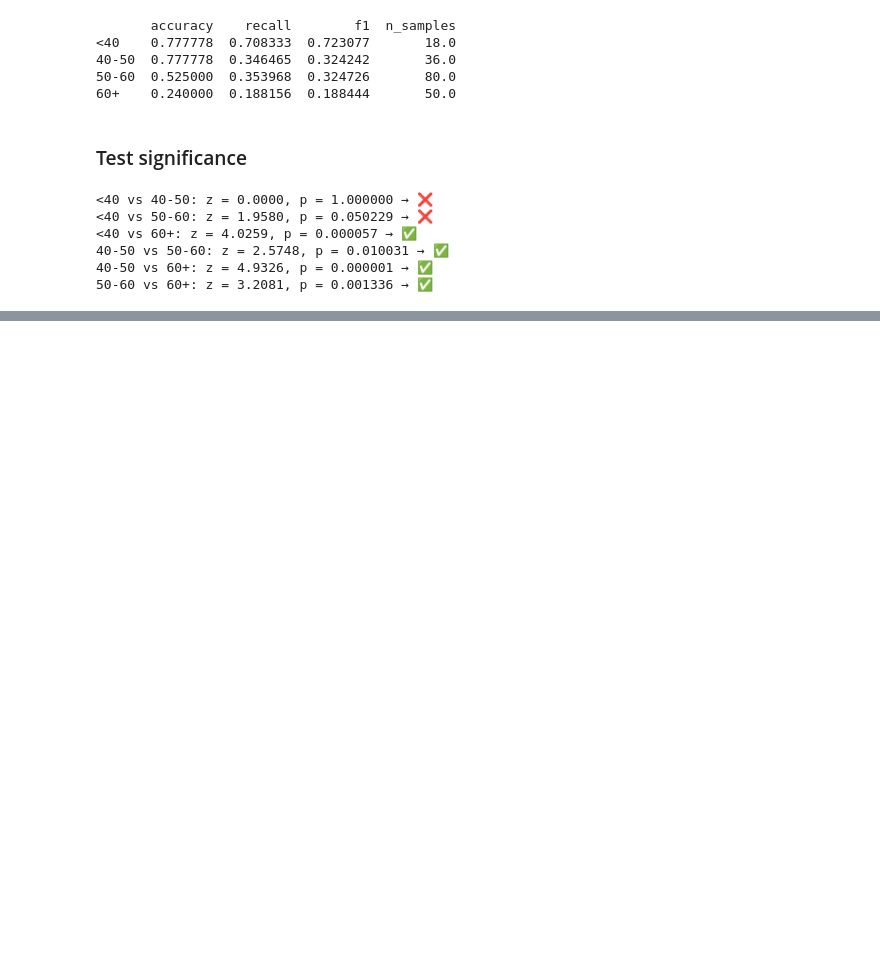
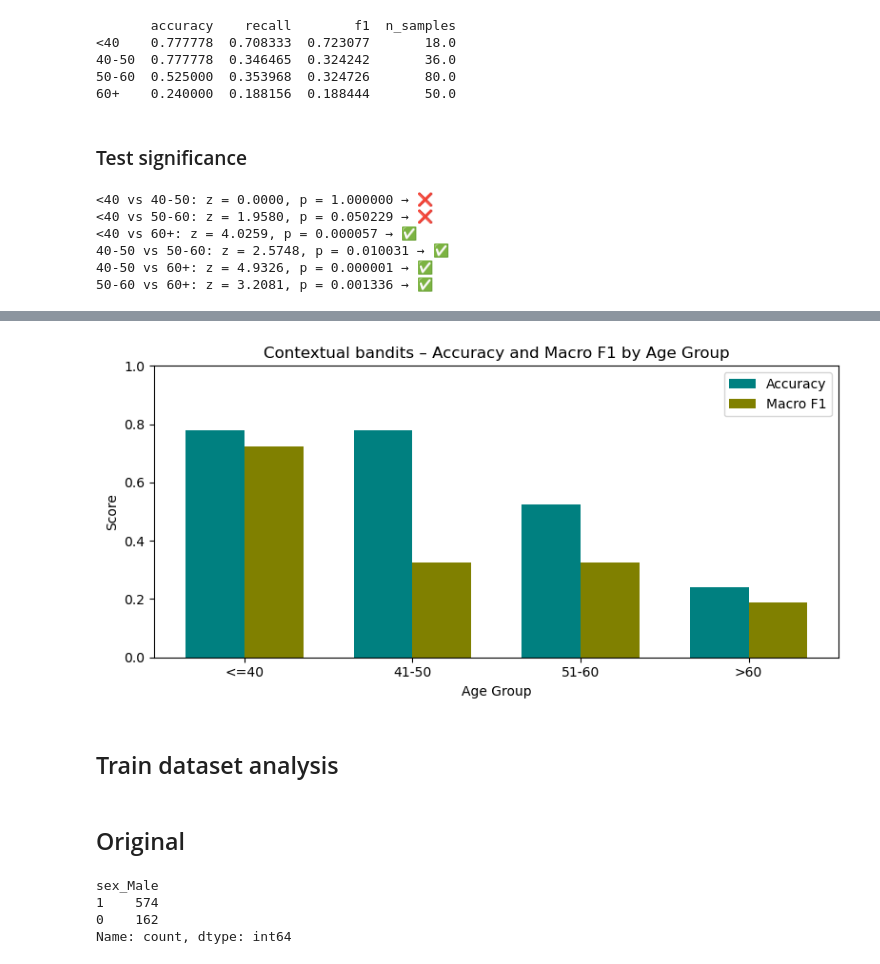
Before and after one commit to aniqu18/fairness-analysis-rl, a Jupyter notebook: notebooks/train_eval/contextual_bandits_train_eval.ipynb, the cells around one changed output, grey strips where cells are left out. Cells and saved outputs as stored; diff of their text form; code cells hidden in the pictures; blank space fills up the shorter version.

```diff
--- a/notebooks/train_eval/contextual_bandits_train_eval.ipynb
+++ b/notebooks/train_eval/contextual_bandits_train_eval.ipynb
@@ -431,0 +622,60 @@ with open("../../results/cb_age_original_significance.json", "w") as f:
+# %%
+# Desired age order and display names
+desired_order = ["<40", "40-50", "50-60", "60+"]
+display_names = {
+    "<40": "<=40",
+    "40-50": "41-50",
+    "50-60": "51-60",
+    "60+": ">60",
+}
+
+age_groups = [g for g in desired_order if g in df_age['age_group'].unique()]
+
+acc_by_age = []
+f1_by_age = []
+cum_correct_by_age = []
+pred_rates_by_age = []
+
+for g in age_groups:
+    mask = df_age['age_group'] == g
+    y_true = df_age.loc[mask, 'true']
+    y_pred = df_age.loc[mask, 'pred']
+
+    acc_by_age.append(accuracy_score(y_true, y_pred))
+    f1_by_age.append(f1_score(y_true, y_pred, average='macro'))
+    cum_correct_by_age.append(np.cumsum((y_pred==y_true).astype(int)))
+    pred_rates_by_age.append([(y_pred==c).mean() for c in range(NUM_ACTIONS)])
+
+age_colors = plt.cm.viridis(np.linspace(0.3, 0.8, len(age_groups)))
+
+# === Plot ===
+x = np.arange(len(age_groups))
+width = 0.35
+plt.figure(figsize=(8, 4))
+plt.bar(x - width/2, acc_by_age, width, label="Accuracy", color='teal')
+plt.bar(x + width/2, f1_by_age, width, label="Macro F1", color='olive')
+
+# Apply display names to ticks
+plt.xticks(x, [display_names[g] for g in age_groups])
+plt.ylim(0, 1)
+plt.xlabel("Age Group")
+plt.ylabel("Score")
+plt.title("Contextual bandits – Accuracy and Macro F1 by Age Group")
+plt.legend()
+plt.tight_layout()
+plt.show()
+# %% [output]
+[figure, added]
+# %% [markdown]
+## Train dataset analysis
+# %% [markdown]
+## Original
+# %%
+df = pd.read_csv('../../data/X_train.csv')
+sex = df['sex_Male']
+sex.value_counts()
+# %% [output]
+sex_Male
+1    574
+0    162
+Name: count, dtype: int64
```
Also changed, not shown: parts of 18 cells of this notebook, 11 other files.
